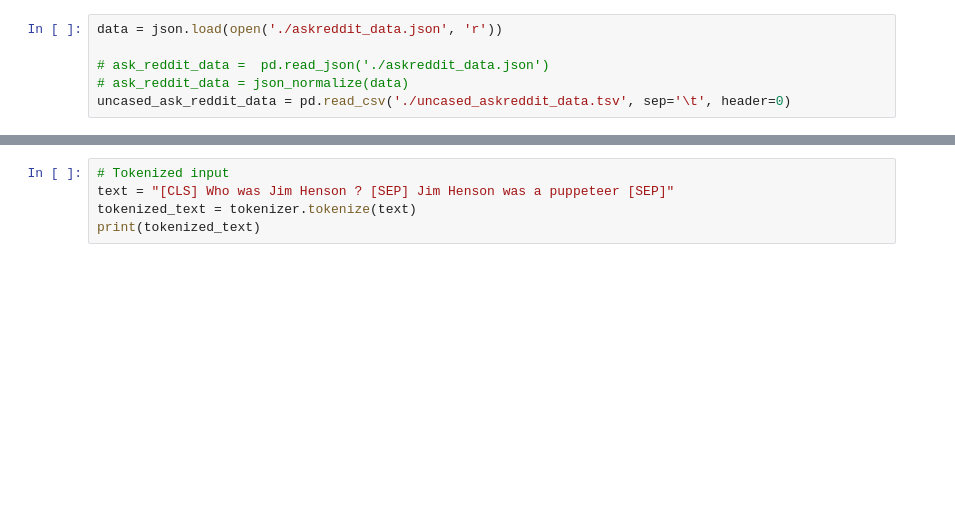
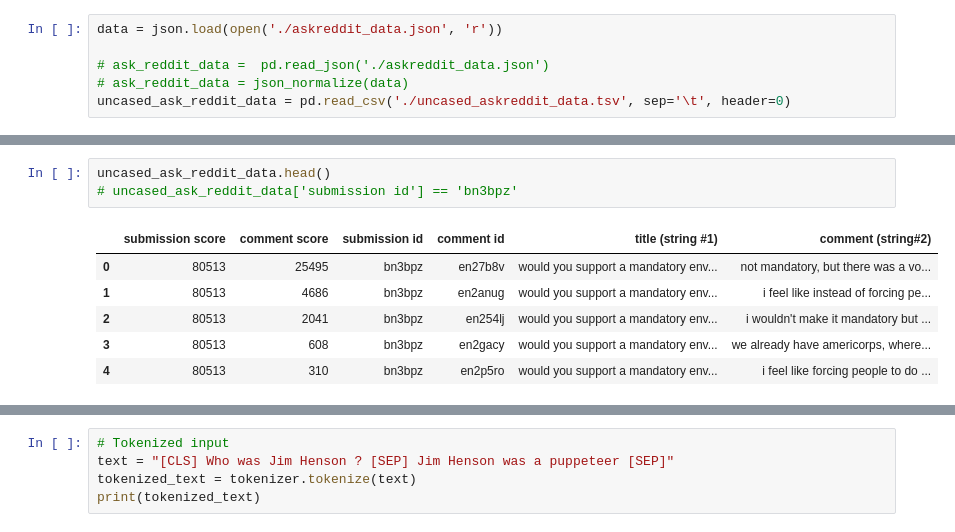
Before and after one commit to pedro-alonsod/pytorch-pretrained-BERT, a Jupyter notebook: Bert ADL Project.ipynb, the cells around one changed output, grey strips where cells are left out. Cells and saved outputs as stored; diff of their text form; blank space fills up the shorter version.

```diff
--- a/Bert ADL Project.ipynb
+++ b/Bert ADL Project.ipynb
@@ -42,0 +63,10 @@ uncased_ask_reddit_data.head(20)
+# %%
+uncased_ask_reddit_data.head()
+# uncased_ask_reddit_data['submission id'] == 'bn3bpz'
+# %% [output]
+|  | submission score | comment score | submission id | comment id | title (string #1) | comment (string#2) |
+| 0 | 80513 | 25495 | bn3bpz | en27b8v | would you support a mandatory env... | not mandatory, but there was a vo... |
+| 1 | 80513 | 4686 | bn3bpz | en2anug | would you support a mandatory env... | i feel like instead of forcing pe... |
+| 2 | 80513 | 2041 | bn3bpz | en254lj | would you support a mandatory env... | i wouldn't make it mandatory but ... |
+| 3 | 80513 | 608 | bn3bpz | en2gacy | would you support a mandatory env... | we already have americorps, where... |
+| 4 | 80513 | 310 | bn3bpz | en2p5ro | would you support a mandatory env... | i feel like forcing people to do ... |
```
Also changed, not shown: parts of 13 cells of this notebook, 20 other files.
